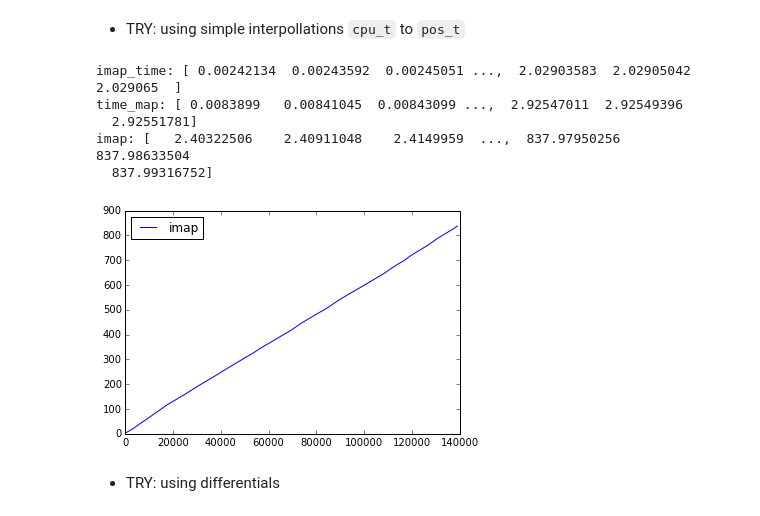
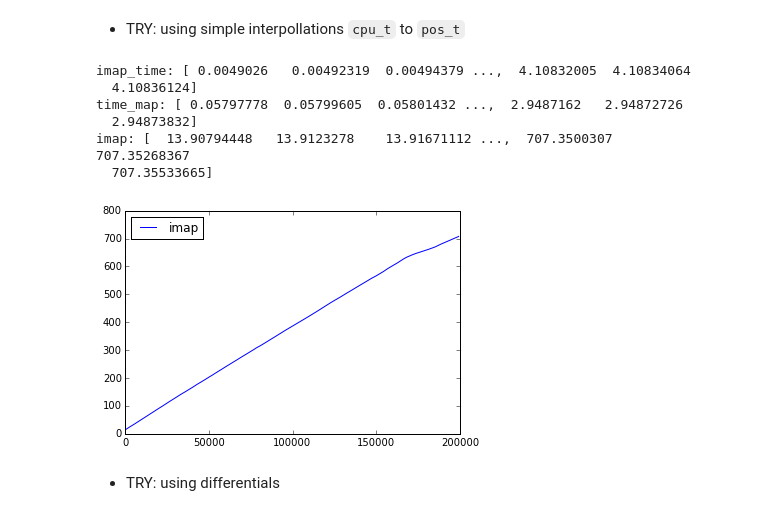
Before and after one commit to marcevrard/pyCalliphony, a Jupyter notebook: py_calliphony.ipynb, the cells around one changed output. Drawn from its saved outputs; the diff is of its cells as text; code cells hidden in the pictures.

```diff
--- a/py_calliphony.ipynb
+++ b/py_calliphony.ipynb
@@ -30,8 +30,8 @@ frame_points = int(round(FRAME_DUR*FS))
 # %% [markdown]
 ##### Paths  `# << FILE NAME TO UPDATE! >>`
 # %%
-FNAME = 'limsi_fr_tat_0006_perf_00.txt'  # << FNAME TO UPDATE! >>
-PATH = '/Users/mev/Desktop/__IS2015__/__IS2015__/DATA/STIMULI_OP/colere_tst96k'
+FNAME = 'limsi_fr_tat_0006_perf_63.txt'  # << FNAME TO UPDATE! >>
+PATH = '/Users/mev/Desktop/__IS2015__/__IS2015__/DATA/STIMULI_OP/colere_tst'
 FPATH = os.path.join(PATH, FNAME)
 if os.path.isfile(FPATH):
     print('OK:', FNAME, 'is well there.')
@@ -47,6 +47,10 @@ Reshape according to the headers num and all row (-1)
 coord_arr = np.genfromtxt(FPATH).reshape(-1, len(HEADERS))
 coord_df = pd.DataFrame(coord_arr, columns=HEADERS)
 coord_df.insert(1, 'position', coord_df['sample_pos'] / FS)
+
+coord_df['f0'] = coord_df['f0']*(44.1/48)  # **CORRECT WRONG FS**
+
+# Show the 5 first rows
 coord_df[:5]
 # %% [output]
 |  | cpu_time | position | sample_pos | f0 |
@@ -192,8 +197,9 @@ target_frame_points_avg: 166.0
 # %%
 # imap_idx = np.arange(start=1, stop=num_imap_idxs+1)
 # %%
-imap_idx = np.arange(start=1, stop=num_frames, step=1/target_frame_points_avg)
+imap_idx = np.arange(start=1, stop=num_frames, step=1/target_frame_points_avg/(44.1/48)**2)  # **CORRECT WRONG FS**
 # imap_time = imap_idx / num_frames * pos_max / 1.000001    # FIXME: eps val > avoid rounding problem in interpol
 
 print('imap_idx:', imap_idx)
+print("Length imap_idx:", len(imap_idx))
 # %% [output]
@@ -213,24 +220,25 @@ Apply the interpollation to the imap vector
 # %%
 imap_time = imap_idx / num_frames * time_max
 print('imap_time:', imap_time)
 
 # time_interp_fct = interpolate.interp1d(coord_df['time_smooth'], coord_df['pos_smooth'], 'linear')
 # time_map = time_interp_fct(imap_time)
-time_map = np.interp(x=imap_time, xp=coord_df['time_smooth'], fp=coord_df['pos_smooth'])
+time_map = np.interp(x=imap_time, xp=coord_df['time_smooth'], fp=coord_df['pos_smooth']*(44.1/48)**2)  # **CORRECT WRONG FS**
 print('time_map:', time_map)
 
 imap = time_map * num_frames / pos_max                       # normalize max value to total number of frames
 print('imap:', imap)
 
 plt.plot(imap)
 plt.legend(['imap'], loc='best');
 # %% [output]
-imap_time: [ 0.00242134  0.00243592  0.00245051 ...,  2.02903583  2.02905042  2.029065  ]
-time_map: [ 0.0083899   0.00841045  0.00843099 ...,  2.92547011  2.92549396
-  2.92551781]
-imap: [   2.40322506    2.40911048    2.4149959  ...,  837.97950256  837.98633504
-  837.99316752]
+imap_time: [ 0.0049026   0.00492319  0.00494379 ...,  4.10832005  4.10834064
+  4.10836124]
+time_map: [ 0.05797778  0.05799605  0.05801432 ...,  2.9487162   2.94872726
+  2.94873832]
+imap: [  13.90794448   13.9123278    13.91671112 ...,  707.3500307   707.35268367
+  707.35533665]
-[figure, old version]
+[figure, new version]
 # %% [markdown]
 * TRY: using differentials
 # %%
```
Also changed, not shown: parts of 13 cells of this notebook, 1 other file.
